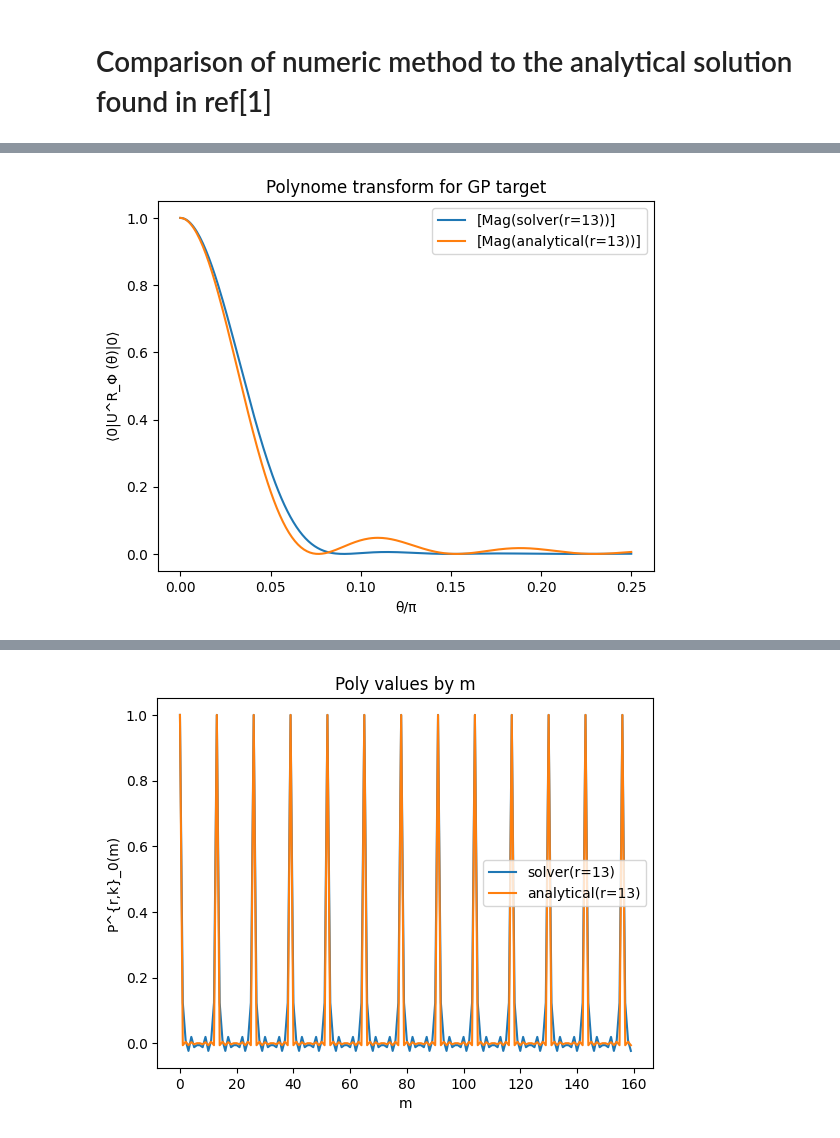
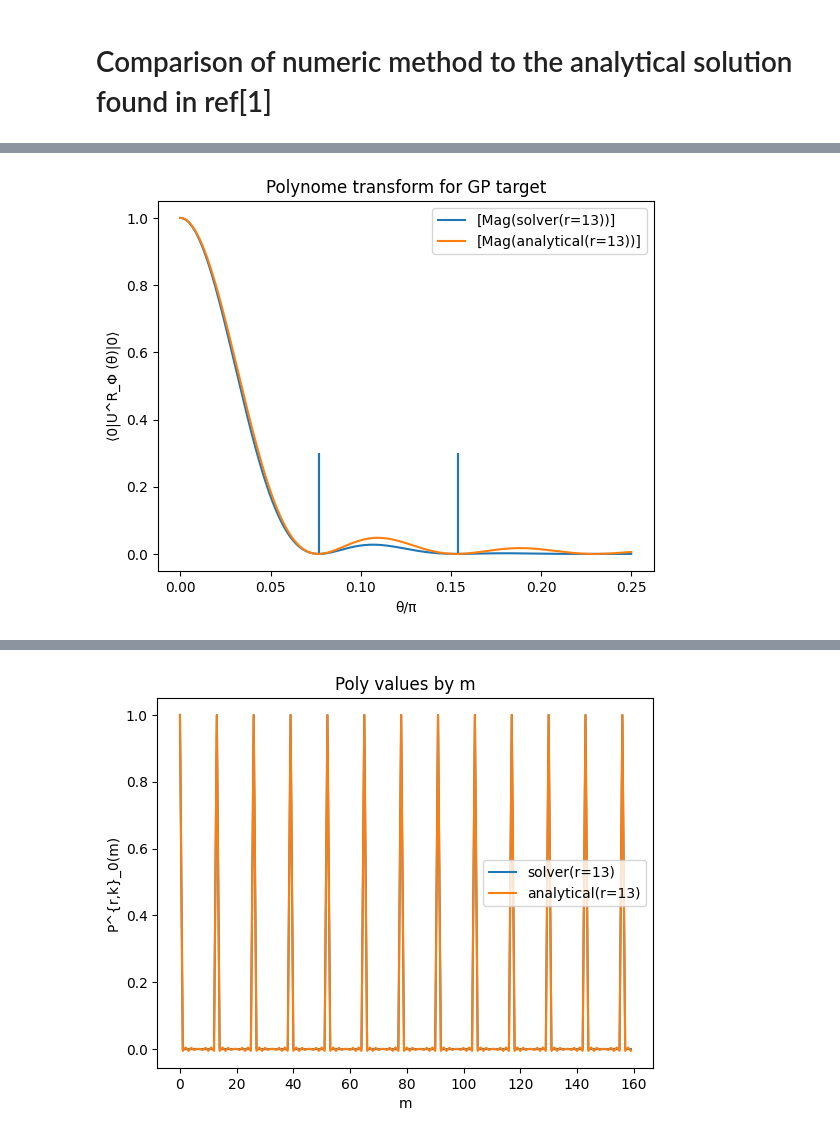
Before and after one commit to JakobTinhofer/QSP-Bt, a Jupyter notebook: notebooks/compare_with_paper.ipynb, the cells around one changed output, grey strips where cells are left out. Drawn from its saved outputs; the diff is of its cells as text; code cells hidden in the pictures.

```diff
--- a/notebooks/compare_with_paper.ipynb
+++ b/notebooks/compare_with_paper.ipynb
@@ -53,7 +42,7 @@ def qsp_polynomial_i(phases, xs):
 
 def calc_residual(phases, r):
     ks = range(0,r)
-    thetas = [((k % r) / r) * (np.pi) for k in ks]
+    thetas = [theta_rkm(r,0,k) for k in ks]
     xs = np.cos(thetas)
     ys = qsp.evaluate_poly(phases, xs)
     errors = [np.pow(np.abs((-1 if i % r == 0 else 0) - y), 2) for (i,y) in enumerate(ys)]
@@ -81,20 +70,22 @@ def plt_all_phases_rs(rs):
     plt.legend()
     plt.show()
 
-def f_poly_transform(f, phis, label, real=False, imag=False, mag=True):
-    thetas_over_pi = np.linspace(0, .25, 300)
-    xs = np.array([np.cos(t * np.pi) for t in thetas_over_pi])
+def f_poly_transform(f, phis, r, label, real=False, imag=False, mag=True):
+    thetas = np.linspace(0, np.pi * .25, 300)
+
+    xs = np.cos(thetas)
+    f.vlines(theta_rkm(r,0,np.arange(1,r//4)) / np.pi, ymin=0, ymax=0.3)
     if real:
-        f.plot(thetas_over_pi, qsp_polynomial_i(phis, xs).real * -1, label=f"[Re({label})] * -1")
+        f.plot(thetas / np.pi, qsp.evaluate_poly(phis, xs).real * -1, label=f"[Re({label})] * -1")
     if imag:
-        f.plot(thetas_over_pi, qsp_polynomial_i(phis,xs).imag, label=f"[Im({label})]"),
+        f.plot(thetas / np.pi, qsp.evaluate_poly(phis,xs).imag, label=f"[Im({label})]"),
     if mag:
-        f.plot(thetas_over_pi, np.pow(qsp_polynomial_i(phis,xs).imag, 2) + np.pow(qsp_polynomial_i(phis,xs).real, 2), label=f"[Mag({label})]"),
+        f.plot(thetas / np.pi, np.pow(qsp.evaluate_poly(phis,xs).imag, 2) + np.pow(qsp.evaluate_poly(phis,xs).real, 2), label=f"[Mag({label})]"),
 
 def plt_poly_transform_rs(rs):
     for r in rs:
         phis = get_phi_r(r)
-        f_poly_transform(plt, phis, f"r={r}")
+        f_poly_transform(plt, phis, r, f"r={r}")
     plt.legend()
     plt.show()
 
@@ -102,7 +93,7 @@ def f_poly_by_k(f, phis, r, label, n_half = 160):
     ks = np.arange(0,n_half)
     thetas = [((k % r) / r) * (np.pi) for k in ks]
     xs = np.cos(thetas)
-    f.plot(ks, -1 * qsp_polynomial_i(phis, xs).real, label=label)
+    f.plot(ks, -1 * qsp.evaluate_poly(phis, xs).real, label=label)
 
 
 def plt_poly_by_k_rs(rs):
@@ -113,7 +104,6 @@ def plt_poly_by_k_rs(rs):
     plt.show()
 
 plt_phases_rs([15, 22,29,36])
-#plt_all_phases_rs([15])
 plt_poly_transform_rs([8,13,41])
 plt_poly_by_k_rs([12,13])
 # %% [output]
@@ -127,0 +118,6 @@ Total phases for r=13: 15
+# %%
+r = 15
+m = np.arange(1,r)
+plt.scatter(m, theta_rkm(r,0,m))
+plt.scatter(m, [qsp.theta_m(k, r, dist="egp,15,0") for k in m])
+plt.show()
@@ -128,15 +126,15 @@ Total phases for r=13: 15
 # %%
-def find_phases_with_optimizer(r):
+def find_phases_with_optimizer(r, init="0"):
     d = int(np.ceil((r + (r%2)) / 2))
     #d=r+(r%2)
     print(d)
     res = qsp.solve_poly(
         [-1] + [0] * (r-1),
-        target_dist="e",
+        target_dist=f"egp,{r},0",
         solver="lm",
         mode=f"s,{d}",
         phase_map="mirror",
-        init="0"
+        init=init
     )
     print(f"Phases solved len={len(res.phases)} for r={r}, error: {res}")
     return res.phases
@@ -164,8 +162,8 @@ def plt_compare_optimizer_analytic_rs(rs):
         phis_solver = find_phases_with_optimizer(r)
         phis_analyt = get_phi_r(r)
 
-        f_poly_transform(plt, phis_solver, f"solver(r={r})")
-        f_poly_transform(plt, phis_analyt, f"analytical(r={r})")
+        f_poly_transform(plt, phis_solver, r, f"solver(r={r})")
+        f_poly_transform(plt, phis_analyt, r, f"analytical(r={r})")
     plt.legend()
     plt.show()
 
@@ -198,3 +196,3 @@ Phases solved len=15 for r=13, error: SolveResult(cost=1.248e-1, n_phases=15, to
 Total phases for r=13: 15
-[figure, old version]
+[figure, new version]
 7
@@ -202,2 +200,2 @@ Phases solved len=15 for r=13, error: SolveResult(cost=1.248e-1, n_phases=15, to
 Total phases for r=13: 15
-[figure, old version]
+[figure, new version]
```
Also changed, not shown: parts of 6 cells of this notebook.
